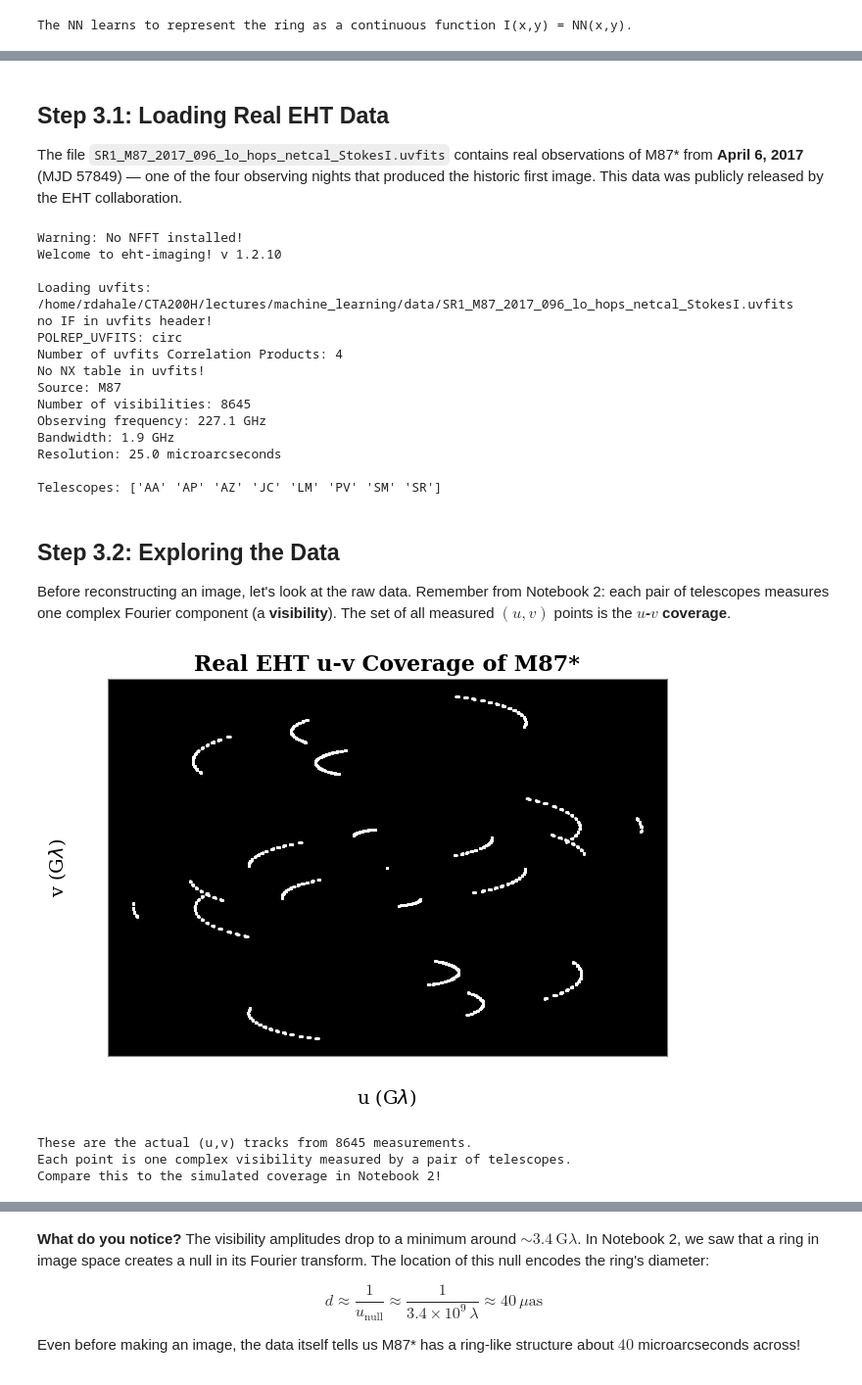
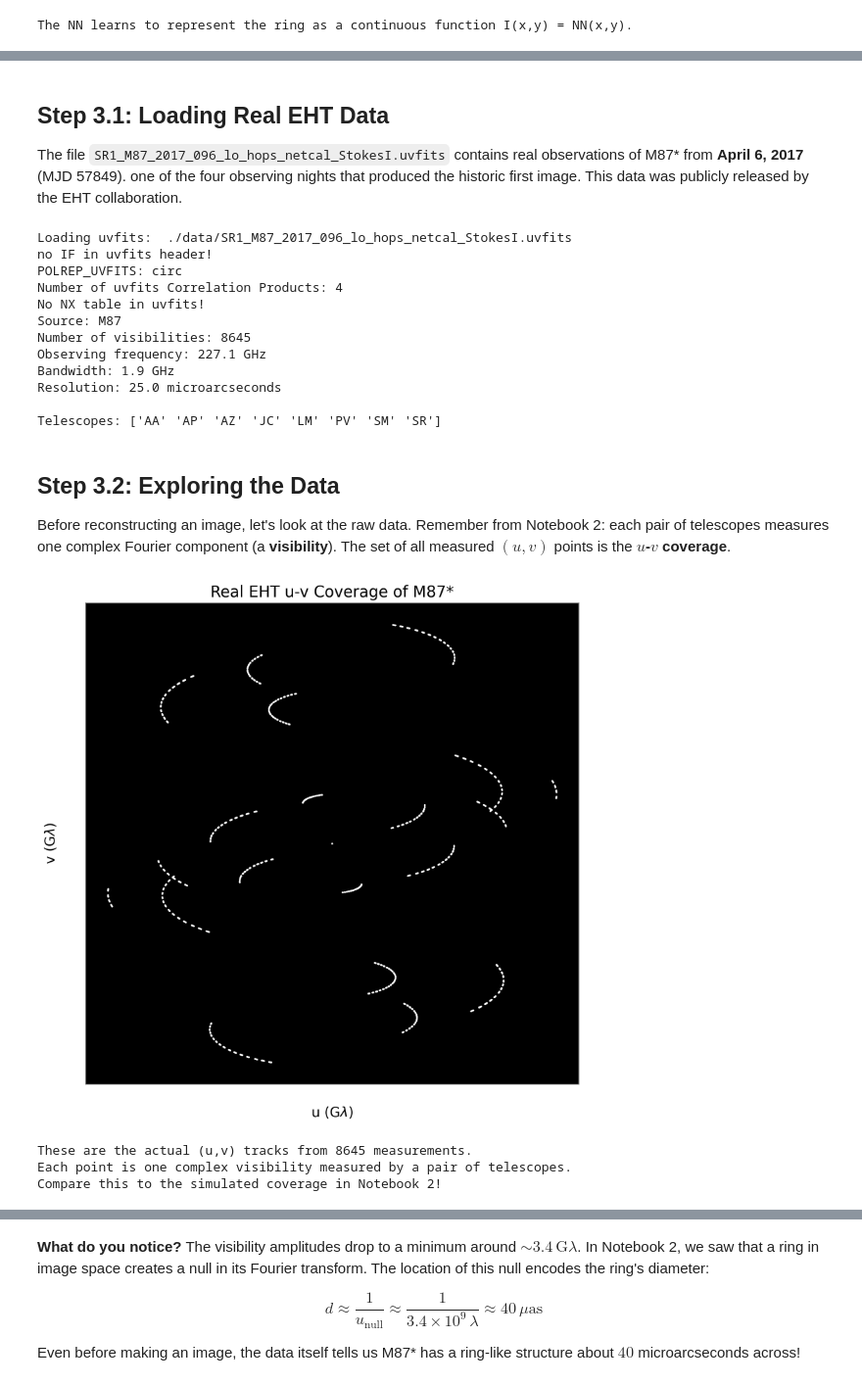
Before and after one commit to CITA/CTA200H, a Jupyter notebook: lectures/machine_learning/03_neural_networks_and_ehtim.ipynb, the cells around one changed output, grey strips where cells are left out. Shown at 98% size. Saved outputs shown, nothing was run; the diff lists cells and outputs as text; code cells hidden in the pictures.

```diff
--- a/lectures/machine_learning/03_neural_networks_and_ehtim.ipynb
+++ b/lectures/machine_learning/03_neural_networks_and_ehtim.ipynb
@@ -61,6 +56,10 @@ import jax
 import jax.numpy as jnp
 import numpy as np
 import matplotlib.pyplot as plt
+plt.rcParams['figure.dpi']=300
+plt.rcParams["xtick.direction"]="out"
+plt.rcParams["ytick.direction"]="out"
+plt.rcParams['font.family'] = 'sans-serif'
 %matplotlib inline
 
 def init_params(key, n_in, n_hidden, n_out):
@@ -497,14 +418,14 @@ We have been working with simulated rings and random Fourier samples. Now we wil
 # %% [markdown]
 ## Step 3.1: Loading Real EHT Data
 
-The file `SR1_M87_2017_096_lo_hops_netcal_StokesI.uvfits` contains real observations of M87* from **April 6, 2017** (MJD 57849) — one of the four observing nights that produced the historic first image. This data was publicly released by the EHT collaboration.
+The file `SR1_M87_2017_096_lo_hops_netcal_StokesI.uvfits` contains real observations of M87* from **April 6, 2017** (MJD 57849). one of the four observing nights that produced the historic first image. This data was publicly released by the EHT collaboration.
 # %%
 import warnings
 warnings.filterwarnings('ignore')
 import ehtim as eh
 
 # Load the REAL M87* observation from April 2017!
-obs = eh.obsdata.load_uvfits('/home/rdahale/CTA200H/lectures/machine_learning/data/SR1_M87_2017_096_lo_hops_netcal_StokesI.uvfits')
+obs = eh.obsdata.load_uvfits('./data/SR1_M87_2017_096_lo_hops_netcal_StokesI.uvfits')
 
 print(f"Source: {obs.source}")
 print(f"Number of visibilities: {len(obs.data)}")
@@ -513,10 +434,7 @@ print(f"Bandwidth: {obs.bw/1e9:.1f} GHz")
 print(f"Resolution: {obs.res()*206265e6:.1f} microarcseconds")
 print(f"\nTelescopes: {obs.tarr['site']}")
 # %% [output]
-Warning: No NFFT installed!
-Welcome to eht-imaging! v 1.2.10
-
-Loading uvfits:  /home/rdahale/CTA200H/lectures/machine_learning/data/SR1_M87_2017_096_lo_hops_netcal_StokesI.uvfits
+Loading uvfits:  ./data/SR1_M87_2017_096_lo_hops_netcal_StokesI.uvfits
 no IF in uvfits header!
 POLREP_UVFITS: circ
 Number of uvfits Correlation Products: 4
@@ -535,30 +453,30 @@ Before reconstructing an image, let's look at the raw data. Remember from Notebo
 # %%
 # Extract u-v coordinates (in units of observing wavelength)
 u_real = obs.data['u']
 v_real = obs.data['v']
 
 # Convert to Giga-lambda for cleaner axis labels
 u_glam = u_real / 1e9
 v_glam = v_real / 1e9
 
-fig, ax = plt.subplots(figsize=(8, 5))
+fig, ax = plt.subplots(figsize=(8, 8))
 ax.set_facecolor('black')
 ax.scatter(u_glam, v_glam, c='white', s=0.5, alpha=0.5)
 ax.scatter(-u_glam, -v_glam, c='white', s=0.5, alpha=0.5)  # conjugate points
 ax.set_xlabel(r'u (G$\lambda$)', fontsize=14)
 ax.set_ylabel(r'v (G$\lambda$)', fontsize=14)
-ax.set_title('Real EHT u-v Coverage of M87*', fontsize=16, fontweight='bold')
+ax.set_title('Real EHT u-v Coverage of M87*', fontsize=16)
 ax.tick_params(labelsize=12, colors='white')
 for spine in ax.spines.values():
     spine.set_color('gray')
 plt.tight_layout()
 plt.show()
 
 print(f"These are the actual (u,v) tracks from {len(obs.data)} measurements.")
 print(f"Each point is one complex visibility measured by a pair of telescopes.")
 print(f"Compare this to the simulated coverage in Notebook 2!")
 # %% [output]
-[figure, old version]
+[figure, new version]
 These are the actual (u,v) tracks from 8645 measurements.
 Each point is one complex visibility measured by a pair of telescopes.
 Compare this to the simulated coverage in Notebook 2!
```
Also changed, not shown: parts of 21 cells of this notebook, 1 other file.
